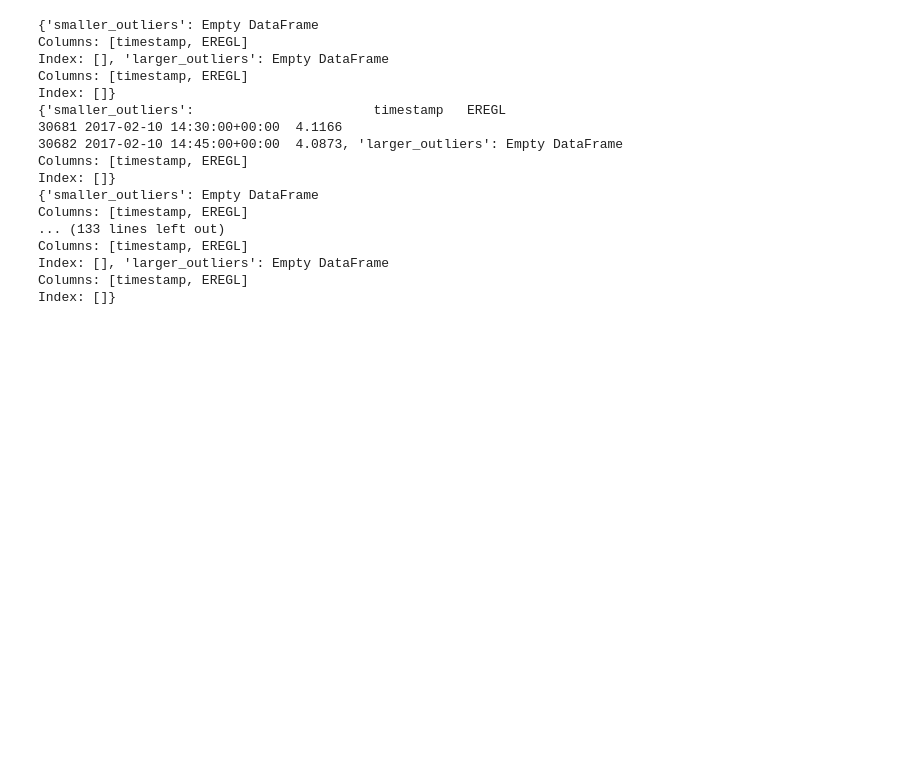
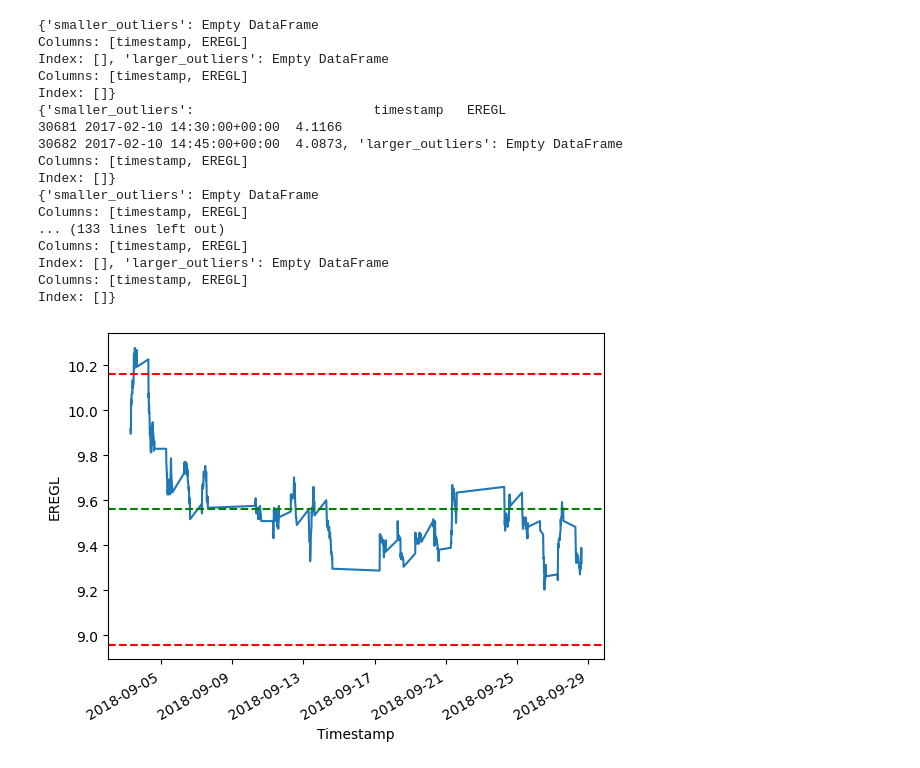
Before and after one commit to eylulranasarac/ie423-group, a Jupyter notebook: Project_Part1.ipynb, the cells around one changed output. Saved outputs shown, nothing was run; the diff lists cells and outputs as text; code cells hidden in the pictures; blank space fills up the shorter version.

```diff
--- a/Project_Part1.ipynb
+++ b/Project_Part1.ipynb
@@ -74,17 +74,19 @@ Index: []}
 # %%
 def Draw_Graph(df,column_name,key):
     df_column = df.loc[:,["timestamp",column_name]]
     df_column_without_null = df_column.interpolate()
     df_column_monthly = df_Monthly(df_column_without_null, key)
     plt.plot_date(df_column_monthly["timestamp"], df_column_monthly[column_name],marker = "None", linestyle = "solid")
     plt.gcf().autofmt_xdate()
     plt.axhline(y = df_column_monthly[column_name].mean(), color = 'g', linestyle = '--')
     plt.axhline(y = df_column_monthly[column_name].mean() + 3*df_column_monthly[column_name].std(), color = 'r', linestyle = '--')
     plt.axhline(y = df_column_monthly[column_name].mean() - 3*df_column_monthly[column_name].std(), color = 'r', linestyle = '--')
     plt.xlabel("Timestamp")
     plt.ylabel(column_name)
-    save_path = "FROTO SP" # Hisseye göre farklı klasör seç
+    save_path = "EREGL" # Hisseye göre farklı klasör seç
     save_name = f"{column_name} {key[0]}-{key[1]}"
     plt.savefig(f"{save_path}/{save_name}.png", format='png')
 
-Draw_Graph(df_w,column_name = "FROTO", key = (2018,2)) # Hisse ismi, yıl ve ay gir
+Draw_Graph(df_w,column_name = "EREGL", key = (2018,9)) # Hisse ismi, yıl ve ay gir
+# %% [output]
+[figure, added]
```
Also changed, not shown: 4 other files.
